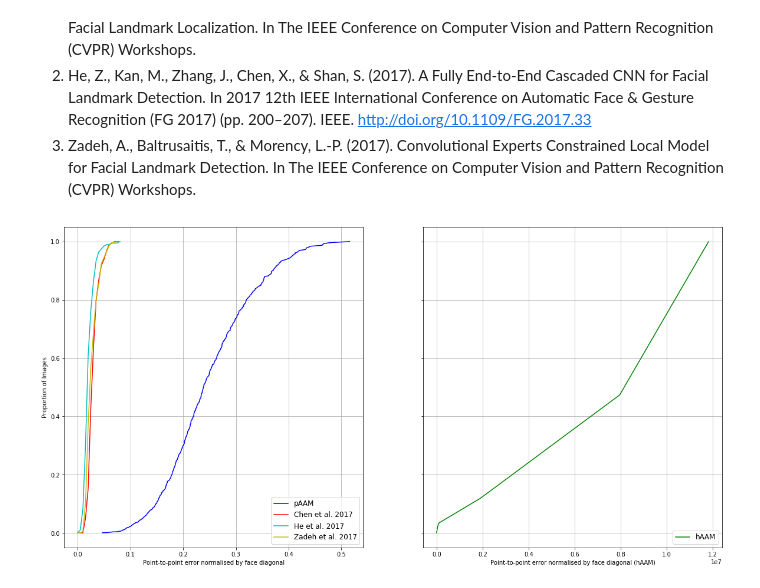
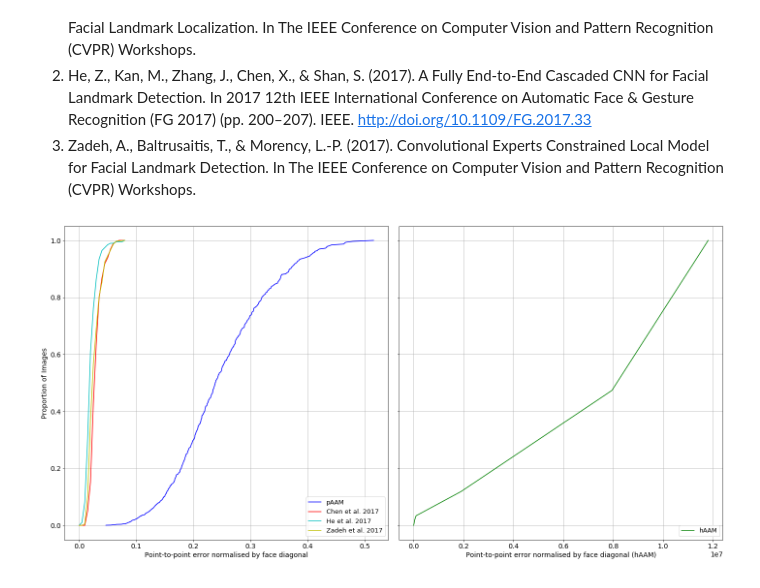
Before and after one commit to doc-E-brown/FacialLandmarkingReview, a Jupyter notebook: experiments/Sec4_ModelDefinition/Menpo_Profile_Results.ipynb, the cells around one changed output. Cells and saved outputs as stored; diff of their text form; code cells hidden in the pictures.

```diff
--- a/experiments/Sec4_ModelDefinition/Menpo_Profile_Results.ipynb
+++ b/experiments/Sec4_ModelDefinition/Menpo_Profile_Results.ipynb
@@ -53,6 +53,7 @@ import numpy as np
 import matplotlib
 %matplotlib inline
 matplotlib.rcParams['figure.figsize'] = (20, 10)
+matplotlib.rcParams['font.size'] = 14
 import matplotlib.pyplot as plt
 
 
@@ -62,33 +63,34 @@ FILES = ['menpo_aam_profile_patch.npy', 'menpo_aam_profile_hol.npy', 'menpo_prof
 LABELS = ['pAAM', 'hAAM', 'Chen et al. 2017', 'He et al. 2017',
           'Zadeh et al. 2017']
 COLOURS = ['b', 'g', 'r', 'c', 'y']
 
 fig, (ax1, ax2) = plt.subplots(1, 2, sharey=True)
 
 for filename, label, col in zip(FILES, LABELS, COLOURS):
 
     # Load the data
     data = np.load(filename)
 
     # Normalise
     data[1] /= np.max(data[1])
 
     # Plot hAAM on second axis
     if label == 'hAAM':
         ax = ax2
     else:
         ax = ax1
     # Plot
     ax.plot(data[0], data[1], label=label, c=col)
 
 
 # Add details to plot
-ax1.legend(loc='lower right', prop={'size': 12});
-ax2.legend(loc='lower right', prop={'size': 12});
+ax1.legend(loc='lower right', prop={'size': 13});
+ax2.legend(loc='lower right', prop={'size': 13});
 ax1.grid();
 ax2.grid();
 ax1.set_xlabel('Point-to-point error normalised by face diagonal');
 ax1.set_ylabel('Proportion of Images');
 ax2.set_xlabel('Point-to-point error normalised by face diagonal (hAAM)');
+plt.tight_layout()
 # %% [output]
-[figure, old version]
+[figure, new version]
```
Also changed, not shown: 32 other files.
